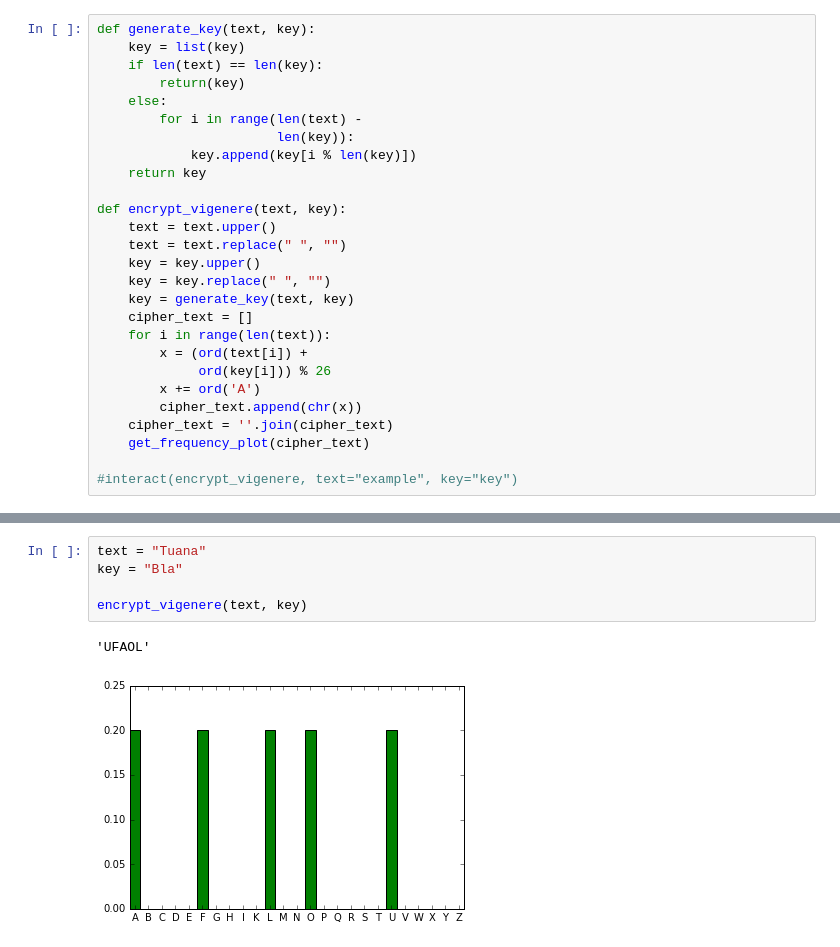
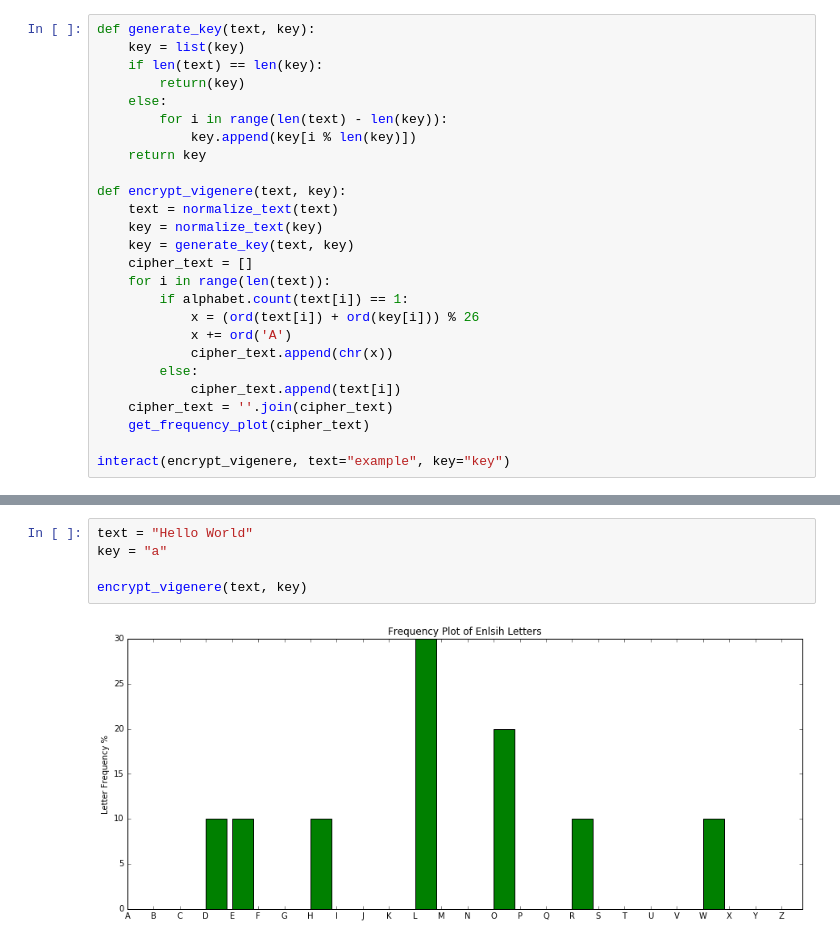
Before and after one commit to TuanaCelik/BrilliantCiphers, a Jupyter notebook: FrequencyVisualizer.ipynb, the cells around one changed output, grey strips where cells are left out. Saved outputs shown, nothing was run; the diff lists cells and outputs as text.

```diff
--- a/FrequencyVisualizer.ipynb
+++ b/FrequencyVisualizer.ipynb
@@ -46,24 +63,23 @@ def generate_key(text, key):
     if len(text) == len(key):
         return(key)
     else:
-        for i in range(len(text) -
-                       len(key)):
+        for i in range(len(text) - len(key)):
             key.append(key[i % len(key)])
     return key
 
 def encrypt_vigenere(text, key):
-    text = text.upper()
-    text = text.replace(" ", "")
-    key = key.upper()
-    key = key.replace(" ", "")
+    text = normalize_text(text)
+    key = normalize_text(key)
     key = generate_key(text, key)
     cipher_text = []
     for i in range(len(text)):
-        x = (ord(text[i]) +
-             ord(key[i])) % 26
-        x += ord('A')
-        cipher_text.append(chr(x))
+        if alphabet.count(text[i]) == 1:
+            x = (ord(text[i]) + ord(key[i])) % 26
+            x += ord('A')
+            cipher_text.append(chr(x))
+        else:
+            cipher_text.append(text[i])
     cipher_text = ''.join(cipher_text)
     get_frequency_plot(cipher_text)
 
-#interact(encrypt_vigenere, text="example", key="key")
+interact(encrypt_vigenere, text="example", key="key")
@@ -70,8 +89,7 @@ def encrypt_vigenere(text, key):
 # %%
-text = "Tuana"
-key = "Bla"
+text = "Hello World"
+key = "a"
 
 encrypt_vigenere(text, key)
 # %% [output]
-'UFAOL'
-[figure, old version]
+[figure, new version]
```
Also changed, not shown: parts of 5 cells of this notebook.
